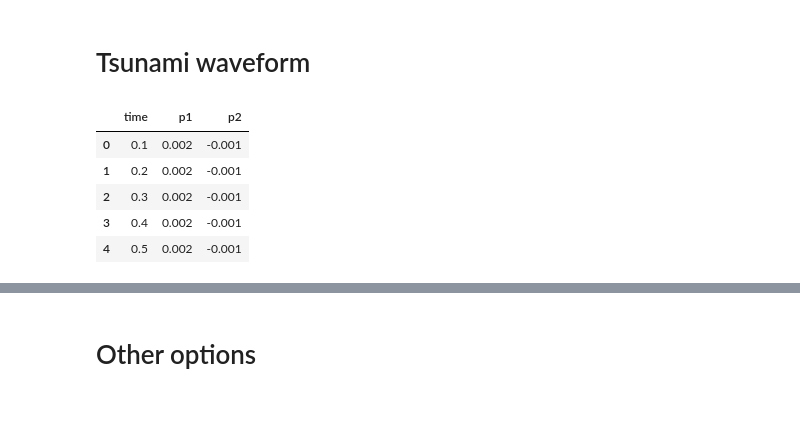
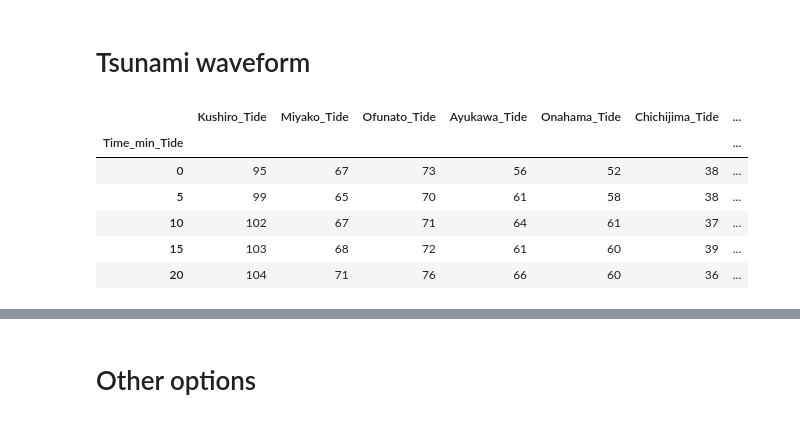
Before and after one commit to erick2307/tsunami_period_analysis, a Jupyter notebook: airpressure_wn.ipynb, the cells around one changed output, grey strips where cells are left out. Saved outputs shown, nothing was run; the diff lists cells and outputs as text; code cells hidden in the pictures.

```diff
--- a/airpressure_wn.ipynb
+++ b/airpressure_wn.ipynb
@@ -63,12 +63,14 @@ plt.show()
 # %% [markdown]
 # Tsunami waveform
 # %%
-dft = pd.read_csv('./data/points.csv',names=['time','p1','p2'])
+import pandas as pd
+dft = pd.read_csv('./data/tide_japan.csv',index_col=0)
 dft.head()
 # %% [output]
-|  | time | p1 | p2 |
-| 0 | 0.1 | 0.002 | -0.001 |
-| 1 | 0.2 | 0.002 | -0.001 |
-| 2 | 0.3 | 0.002 | -0.001 |
-| 3 | 0.4 | 0.002 | -0.001 |
-| 4 | 0.5 | 0.002 | -0.001 |
+|  | Kushiro_Tide | Miyako_Tide | Ofunato_Tide | Ayukawa_Tide | Onahama_Tide | Chichijima_Tide | ... |
+| Time_min_Tide |  |  |  |  |  |  | ... |
+| 0 | 95 | 67 | 73 | 56 | 52 | 38 | ... |
+| 5 | 99 | 65 | 70 | 61 | 58 | 38 | ... |
+| 10 | 102 | 67 | 71 | 64 | 61 | 37 | ... |
+| 15 | 103 | 68 | 72 | 61 | 60 | 39 | ... |
+| 20 | 104 | 71 | 76 | 66 | 60 | 36 | ... |
```
Also changed, not shown: parts of 14 cells of this notebook, 9 other files.
